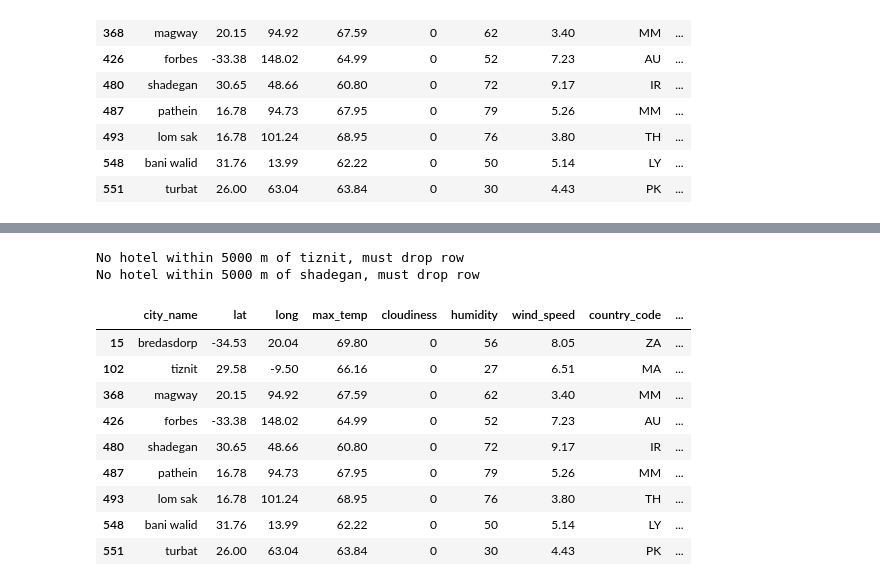
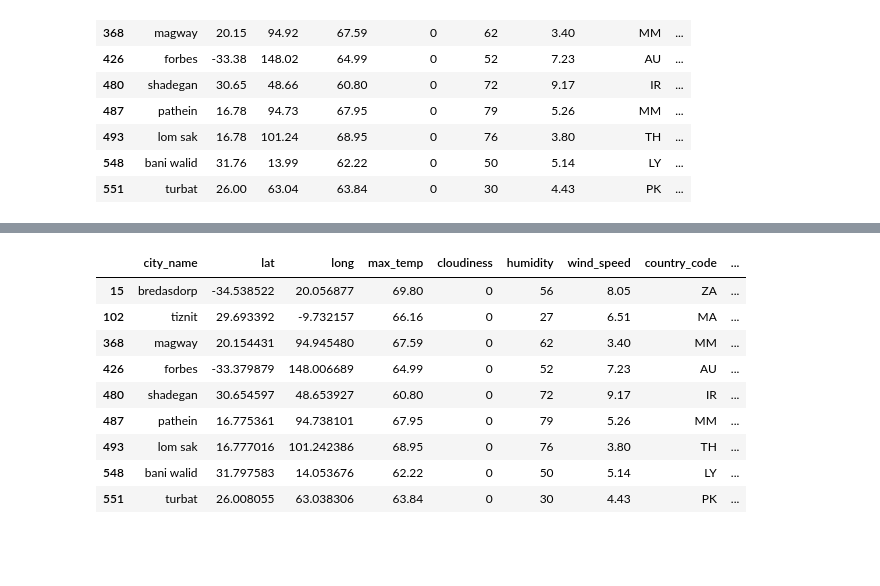
Before and after one commit to sarahDH615/python-api-challenge, a Jupyter notebook: vacationpy/vacationpy.ipynb, the cells around one changed output, grey strips where cells are left out. Saved outputs shown, nothing was run; the diff lists cells and outputs as text; code cells hidden in the pictures; blank space fills up the shorter version.

Commit message:
readme text for vacationpy, updating data for vacationpy

```diff
--- a/vacationpy/vacationpy.ipynb
+++ b/vacationpy/vacationpy.ipynb
@@ -56,3 +56,6 @@ ideal_weather_df
 | 493 | lom sak | 16.78 | 101.24 | 68.95 | 0 | 76 | 3.80 | TH | ... |
 | 548 | bani walid | 31.76 | 13.99 | 62.22 | 0 | 50 | 5.14 | LY | ... |
 | 551 | turbat | 26.00 | 63.04 | 63.84 | 0 | 30 | 4.43 | PK | ... |
+# %%
+#creating a copy of ideal_weather_df to use for google maps coordinates
+true_ideal_weather_df = ideal_weather_df.copy()
@@ -58,0 +140,18 @@ ideal_weather_df
+# %%
+#using google maps coordinates of the cities to reflect city locations better
+true_lats = []
+true_lngs = []
+base_url = 'https://maps.googleapis.com/maps/api/place/findplacefromtext/json?'
+key=g_key
+for index, row in ideal_weather_df.iterrows():
+    try:
+        input_query = f'{row[0]}, {row[7]}'
+        final_url = f'{base_url}&input={input_query}&inputtype=textquery&fields=name,geometry&key={g_key}'
+        data = requests.get(final_url).json()
+        true_lats.append(data['candidates'][0]['geometry']['location']['lat'])
+        true_lngs.append(data['candidates'][0]['geometry']['location']['lng'])
+    except KeyError:
+        print(f'Error with {row[0]}')
+true_ideal_weather_df['lat'] = true_lats
+true_ideal_weather_df['long'] = true_lngs
+true_ideal_weather_df
@@ -59,31 +169,28 @@ ideal_weather_df
 # %%
 hotel_names = []
 base_url = 'https://maps.googleapis.com/maps/api/place/nearbysearch/json?'
 key=g_key
 target_radius = 5000
-target_keyword = 'hotel'
 target_type = 'lodging'
-for index, row in ideal_weather_df.iterrows():
+for index, row in true_ideal_weather_df.iterrows():
     try:
         target_location = f'{row[1]},{row[2]}'
-        final_url = f'https://maps.googleapis.com/maps/api/place/nearbysearch/json?location={target_location}&radius={target_radius}&keyword={target_keyword}&type={target_type}&key={g_key}'
+        final_url = f'https://maps.googleapis.com/maps/api/place/nearbysearch/json?location={target_location}&radius={target_radius}&type={target_type}&key={g_key}'
         data = requests.get(final_url).json()
         hotel_names.append(data['results'][0]['name'])
     except IndexError:
-        print(f'No hotel within 5000 m of {row[0]}, must drop row')
+        print(f'No hotel within 5000 m of {row[0]}')
         hotel_names.append('n/a')
-ideal_weather_df['hotel_name'] = hotel_names
-ideal_weather_df
+true_ideal_weather_df['hotel_name'] = hotel_names
+true_ideal_weather_df
 # %% [output]
-No hotel within 5000 m of tiznit, must drop row
-No hotel within 5000 m of shadegan, must drop row
 |  | city_name | lat | long | max_temp | cloudiness | humidity | wind_speed | country_code | ... |
-| 15 | bredasdorp | -34.53 | 20.04 | 69.80 | 0 | 56 | 8.05 | ZA | ... |
-| 102 | tiznit | 29.58 | -9.50 | 66.16 | 0 | 27 | 6.51 | MA | ... |
-| 368 | magway | 20.15 | 94.92 | 67.59 | 0 | 62 | 3.40 | MM | ... |
-| 426 | forbes | -33.38 | 148.02 | 64.99 | 0 | 52 | 7.23 | AU | ... |
-| 480 | shadegan | 30.65 | 48.66 | 60.80 | 0 | 72 | 9.17 | IR | ... |
-| 487 | pathein | 16.78 | 94.73 | 67.95 | 0 | 79 | 5.26 | MM | ... |
-| 493 | lom sak | 16.78 | 101.24 | 68.95 | 0 | 76 | 3.80 | TH | ... |
-| 548 | bani walid | 31.76 | 13.99 | 62.22 | 0 | 50 | 5.14 | LY | ... |
-| 551 | turbat | 26.00 | 63.04 | 63.84 | 0 | 30 | 4.43 | PK | ... |
+| 15 | bredasdorp | -34.538522 | 20.056877 | 69.80 | 0 | 56 | 8.05 | ZA | ... |
+| 102 | tiznit | 29.693392 | -9.732157 | 66.16 | 0 | 27 | 6.51 | MA | ... |
+| 368 | magway | 20.154431 | 94.945480 | 67.59 | 0 | 62 | 3.40 | MM | ... |
+| 426 | forbes | -33.379879 | 148.006689 | 64.99 | 0 | 52 | 7.23 | AU | ... |
+| 480 | shadegan | 30.654597 | 48.653927 | 60.80 | 0 | 72 | 9.17 | IR | ... |
+| 487 | pathein | 16.775361 | 94.738101 | 67.95 | 0 | 79 | 5.26 | MM | ... |
+| 493 | lom sak | 16.777016 | 101.242386 | 68.95 | 0 | 76 | 3.80 | TH | ... |
+| 548 | bani walid | 31.797583 | 14.053676 | 62.22 | 0 | 50 | 5.14 | LY | ... |
+| 551 | turbat | 26.008055 | 63.038306 | 63.84 | 0 | 30 | 4.43 | PK | ... |
```
Also changed, not shown: parts of 7 cells of this notebook, 2 other files.
